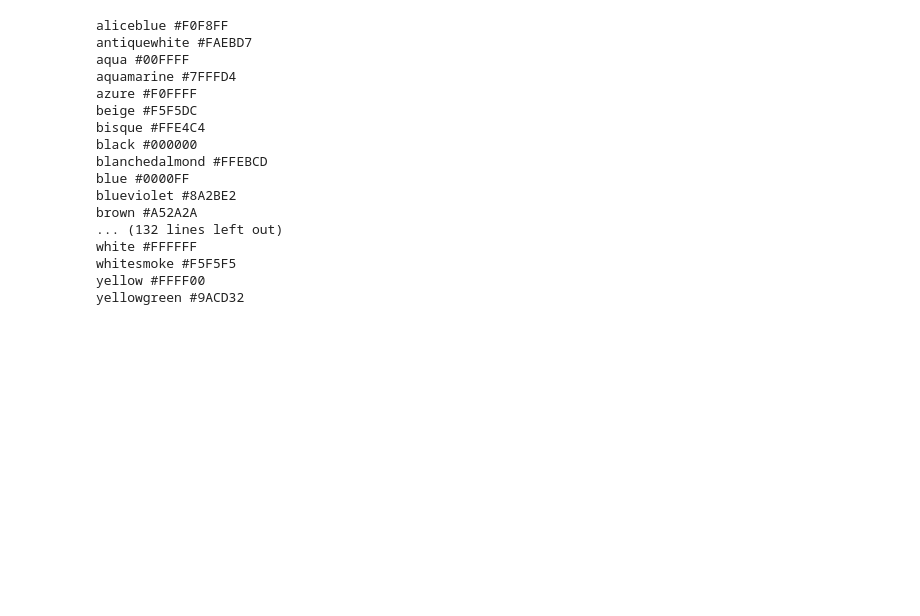
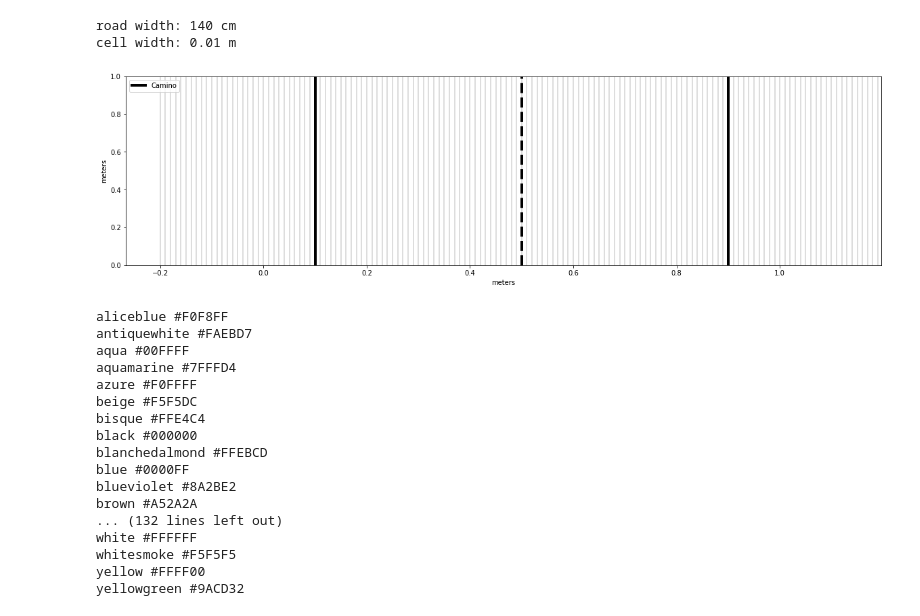
Before and after one commit to lgarciaos/AutoNOMOS, a Jupyter notebook: debug python/localization.ipynb, the cells around one changed output. Saved outputs shown, nothing was run; the diff lists cells and outputs as text; code cells hidden in the pictures; blank space fills up the shorter version.

```diff
--- a/debug python/localization.ipynb
+++ b/debug python/localization.ipynb
@@ -172,3 +182,70 @@ cell width: 0.01 m
+# %%
+# params
+right_x = 0.9 # m
+center_x = 0.5 # m
+left_x = 0.1 # m
+out_road_dist = 0.3 # m
+num_states = 7
+state_width = 20
+
+print ("road width: {0} cm".format(num_states * state_width))
+
+# estimate positions to plot discretization
+lines_y = [Y[0], Y[len(Y)-1]]
+cell_width = ((right_x + out_road_dist) - (left_x - out_road_dist)) / (num_states * state_width)
+print("cell width: {} m".format(cell_width))
+cell_height = abs(np.mean([Y[i] - Y[i + 1] for i in range(len(Y)-1)]))
+
+points_x = np.arange(left_x - out_road_dist, right_x + out_road_dist, cell_width)
+grid_x, grid_y = np.meshgrid(points_x, np.arange(Y[0], Y[len(Y)-1], cell_height))
+
+# show probabilistic localization
+z = localization_hist.flatten() * 254
+colors = plt.cm.get_cmap('Blues')(z)
+# plt.scatter(grid_x, grid_y,  marker=',', s=10, c=colors)
+
+fig = plt.figure(figsize=(20, 20))
+## fig.suptitle('Car in motion on road', fontsize=14, fontweight='bold')
+ax = fig.add_subplot(111)
+fig.subplots_adjust(top=0.9)
+# ax.set_title('axes title')
+
+# plt.figure()
+ax.set_aspect('equal')
+# plt.axes().set_xlim([-0.2, 1.2])
+
+# show discretization of probabilistic localization
+for x_i in points_x:
+    ax.axvline(x_i, color='lightgray', linestyle='solid')
+
+# lines of road
+ax.axvline(right_x, color='k', linestyle='-', linewidth=4, label='Camino') #'k--', linewidth=4)
+ax.axvline(center_x, color='k', linestyle='dashed', linewidth=4) #'k--', linewidth=4)
+ax.axvline(left_x, color='k', linestyle='-', linewidth=4)  #'k--', linewidth=4)
+
+# show orientation
+# for global pose
+# Q = plt.quiver(X, Y, U, V, color='r', pivot='mid', units='xy', scale=40, width=.009)
+
+# for odometry
+# Q = plt.quiver(odom_x_corregida, odom_y_corregida, odom_U_c, odom_V_c, color='b', pivot='mid', units='xy', scale=40, width=.009)
+
+ax.scatter(X, Y, color='r', s=5, label='position from simulator')
+ax.scatter(odom_x_corregida, odom_y_corregida, color='b', s=5, label='position from odometry: velocity model')
+
+ax.set_xlabel('meters')
+ax.set_ylabel('meters')
+
+# no se que hace esto
+#qk = plt.quiverkey(Q, 0.9, 0.9, 1, r'$1 \frac{m}{s}$', labelpos='E',
+#                   coordinates='figure')
+
+plt.legend()
+plt.show()
+# %% [output]
+road width: 140 cm
+cell width: 0.01 m
+[figure, added]
 # %%
 import matplotlib
 for name, hex in matplotlib.colors.cnames.items():
```
Also changed, not shown: parts of 8 cells of this notebook, 14 other files.
